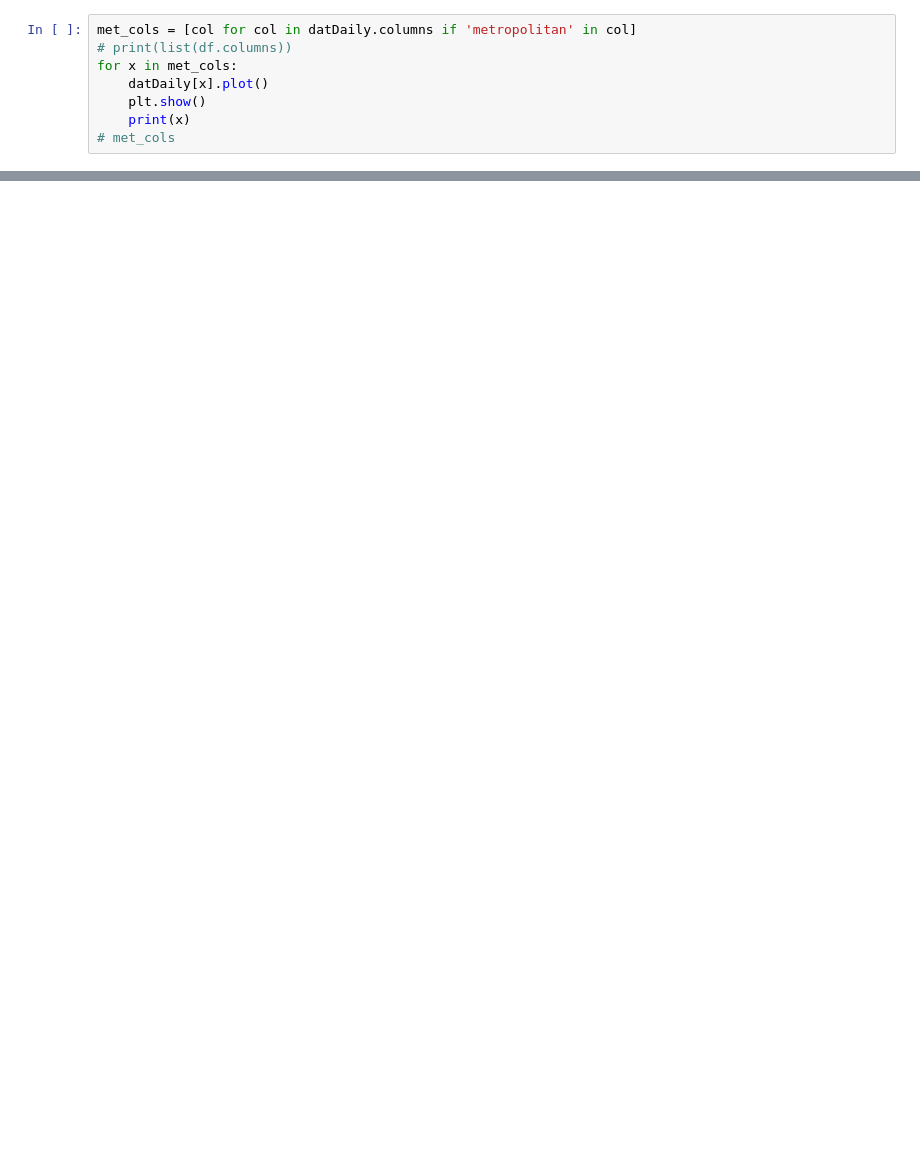
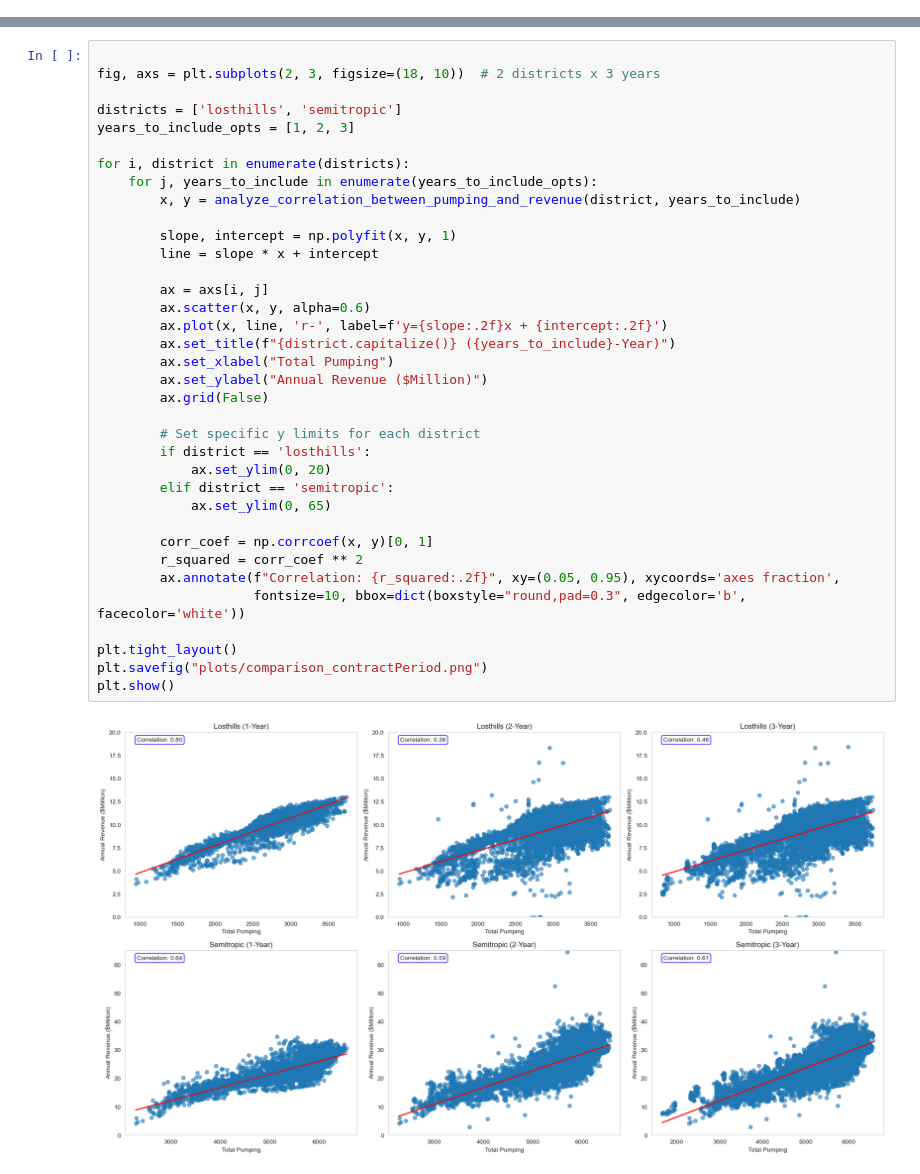
Before and after one commit to dlkency/CALFEWS_waterFutures, a Jupyter notebook: postprocess_district_rev.ipynb, the cells around one changed output, grey strips where cells are left out. Saved outputs shown, nothing was run; the diff lists cells and outputs as text; blank space fills up the shorter version.

```diff
--- a/postprocess_district_rev.ipynb
+++ b/postprocess_district_rev.ipynb
@@ -39,8 +15,0 @@ datDaily[['metropolitan_SOC_tableA_delivery']].plot()
-# %%
-met_cols = [col for col in datDaily.columns if 'metropolitan' in col]
-# print(list(df.columns))
-for x in met_cols:
-    datDaily[x].plot()
-    plt.show()
-    print(x)
-# met_cols
@@ -69,0 +84,38 @@ total.plot()
+# %%
+
+fig, axs = plt.subplots(2, 3, figsize=(18, 10))  # 2 districts x 3 years
+
+districts = ['losthills', 'semitropic']
+years_to_include_opts = [1, 2, 3]
+
+for i, district in enumerate(districts):
+    for j, years_to_include in enumerate(years_to_include_opts):
+        x, y = analyze_correlation_between_pumping_and_revenue(district, years_to_include)
+
+        slope, intercept = np.polyfit(x, y, 1)
+        line = slope * x + intercept
+
+        ax = axs[i, j]
+        ax.scatter(x, y, alpha=0.6)
+        ax.plot(x, line, 'r-', label=f'y={slope:.2f}x + {intercept:.2f}')
+        ax.set_title(f"{district.capitalize()} ({years_to_include}-Year)")
+        ax.set_xlabel("Total Pumping")
+        ax.set_ylabel("Annual Revenue ($Million)")
+        ax.grid(False)
+
+        # Set specific y limits for each district
+        if district == 'losthills':
+            ax.set_ylim(0, 20)
+        elif district == 'semitropic':
+            ax.set_ylim(0, 65)
+
+        corr_coef = np.corrcoef(x, y)[0, 1]
+        r_squared = corr_coef ** 2
+        ax.annotate(f"Correlation: {r_squared:.2f}", xy=(0.05, 0.95), xycoords='axes fraction',
+                    fontsize=10, bbox=dict(boxstyle="round,pad=0.3", edgecolor='b', facecolor='white'))
+
+plt.tight_layout()
+plt.savefig("plots/comparison_contractPeriod.png")
+plt.show()
+# %% [output]
+[figure, added]
```
Also changed, not shown: parts of 13 cells of this notebook, 25 other files.
